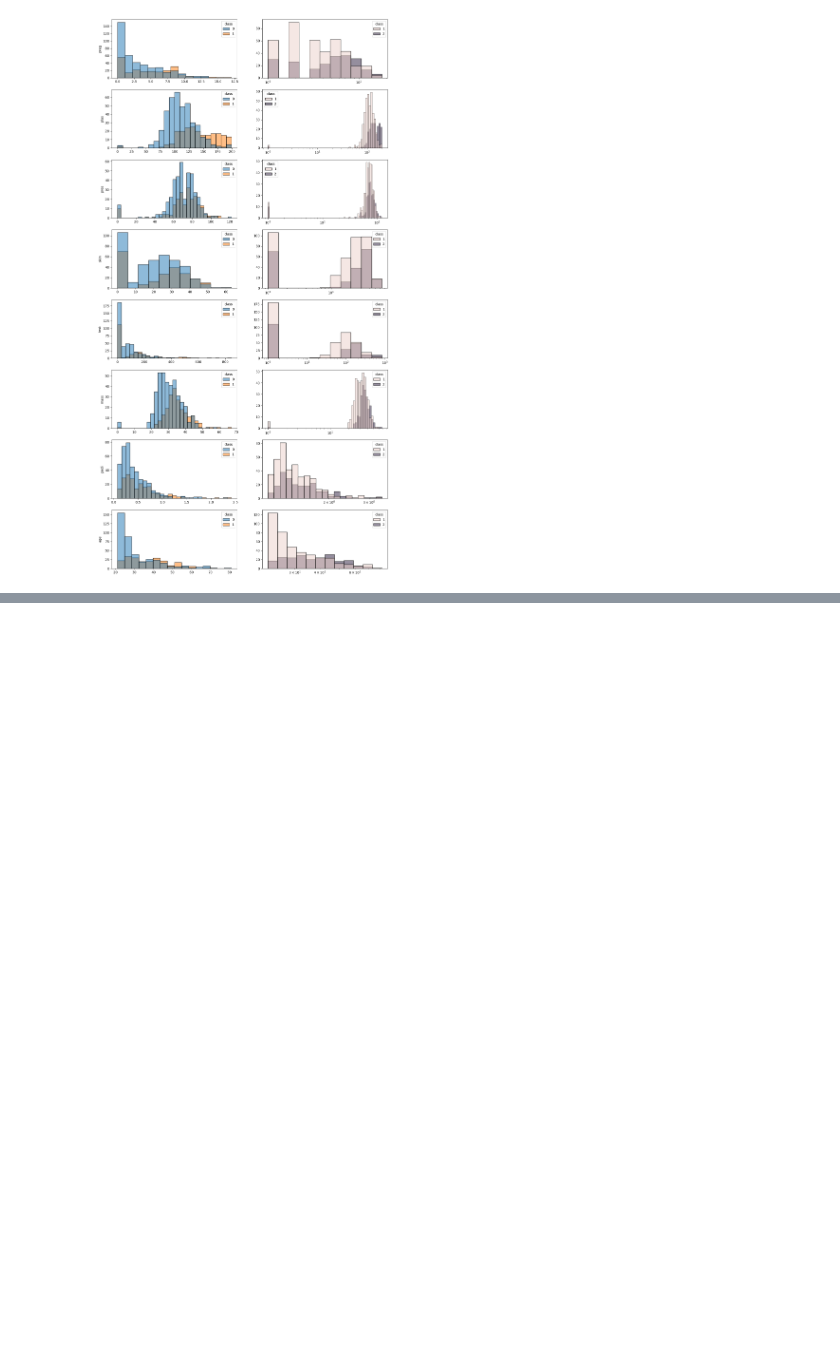
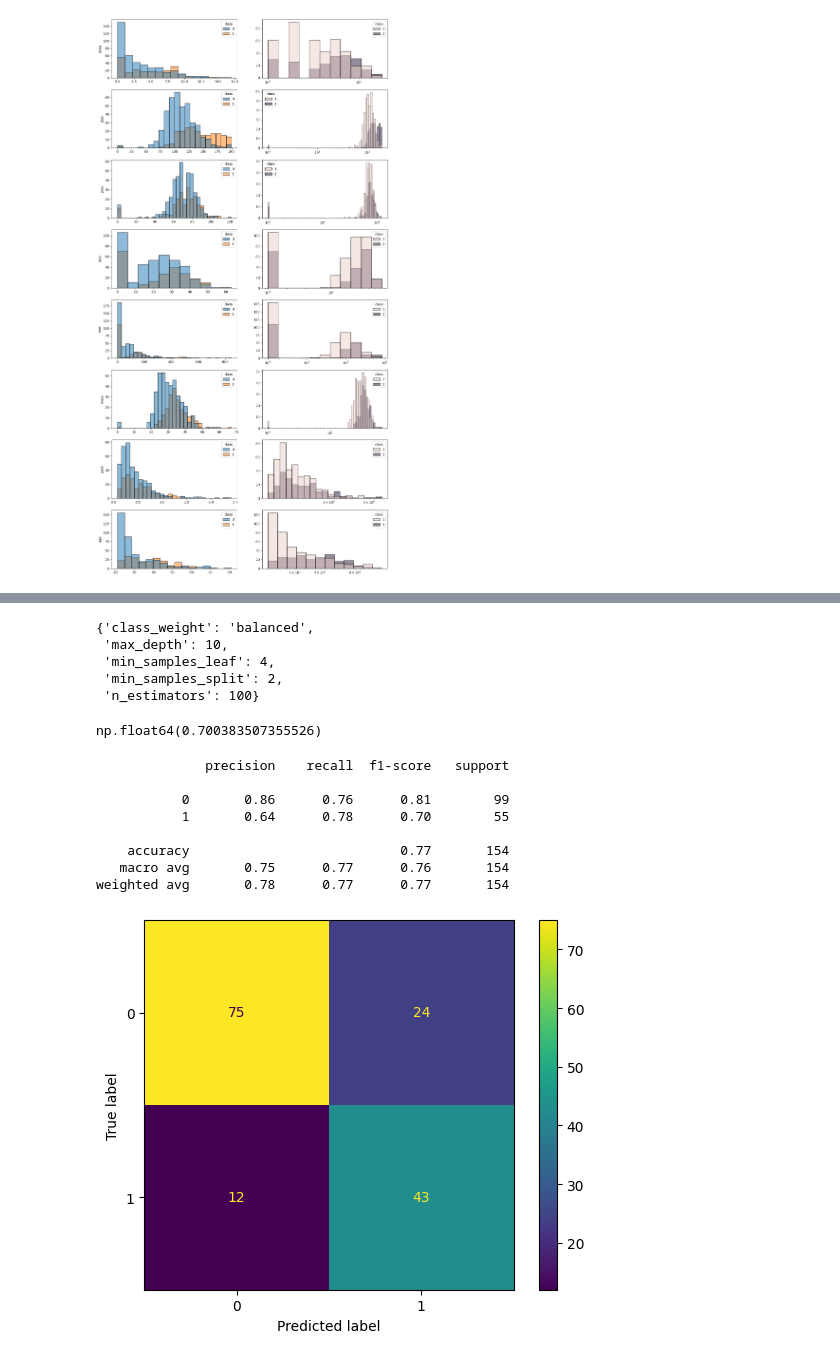
Before and after one commit to vrieraj/ONLINE_DS_THEBRIDGE_Ejercicios, a Jupyter notebook: 04_Machine_Learning/Sprint_11/Unidad_02/Practica_Obligatoria/18_Practica_Obligatoria_Ensamblado_de_Modelos.ipynb, the cells around one changed output, grey strips where cells are left out. Cells and saved outputs as stored; diff of their text form; code cells hidden in the pictures; blank space fills up the shorter version.

```diff
--- a/04_Machine_Learning/Sprint_11/Unidad_02/Practica_Obligatoria/18_Practica_Obligatoria_Ensamblado_de_Modelos.ipynb
+++ b/04_Machine_Learning/Sprint_11/Unidad_02/Practica_Obligatoria/18_Practica_Obligatoria_Ensamblado_de_Modelos.ipynb
@@ -133,8 +140,8 @@ for index, feature in enumerate(features):
 # %%
-from sklearn.ensemble import RandomForestRegressor
-from xgboost import XGBRegressor
-from lightgbm import LGBMRegressor
+from sklearn.ensemble import RandomForestClassifier
+from xgboost import XGBClassifier
+from lightgbm import LGBMClassifier
 
-rforest = RandomForestRegressor()
-xgb = XGBRegressor()
-lgbm = LGBMRegressor()
+rforest = RandomForestClassifier()
+xgb = XGBClassifier()
+lgbm = LGBMClassifier()
@@ -140,0 +188,16 @@ lgbm = LGBMRegressor()
+# %%
+from sklearn.model_selection import GridSearchCV
+
+rforest_params = {'n_estimators': [100, 200],
+    'max_depth': [10, 30, None],
+    'min_samples_split': [2, 5, 10],
+    'min_samples_leaf': [1, 2, 4],
+    'class_weight': ['balanced', None]
+}
+
+rf_grid = GridSearchCV(rforest,
+                       param_grid= rforest_params,
+                       cv = 6,
+                       scoring= "f1")
+
+rf_grid.fit(set_train.drop(target, axis=1), set_train[target])
@@ -140,0 +212,32 @@ lgbm = LGBMRegressor()
+# %%
+rf_grid.best_params_
+# %% [output]
+{'class_weight': 'balanced',
+ 'max_depth': 10,
+ 'min_samples_leaf': 4,
+ 'min_samples_split': 2,
+ 'n_estimators': 100}
+# %%
+rf_grid.best_score_
+# %% [output]
+np.float64(0.700383507355526)
+# %%
+from sklearn.metrics import classification_report, confusion_matrix, ConfusionMatrixDisplay
+
+pred_y = rf_grid.best_estimator_.predict(set_test.drop(target, axis=1))
+
+print(classification_report(set_test[target], pred_y))
+
+matrix = ConfusionMatrixDisplay(confusion_matrix(set_test[target], pred_y))
+matrix.plot()
+plt.show()
+# %% [output]
+              precision    recall  f1-score   support
+
+           0       0.86      0.76      0.81        99
+           1       0.64      0.78      0.70        55
+
+    accuracy                           0.77       154
+   macro avg       0.75      0.77      0.76       154
+weighted avg       0.78      0.77      0.77       154
+[figure, added]
```
Also changed, not shown: parts of 4 cells of this notebook.
